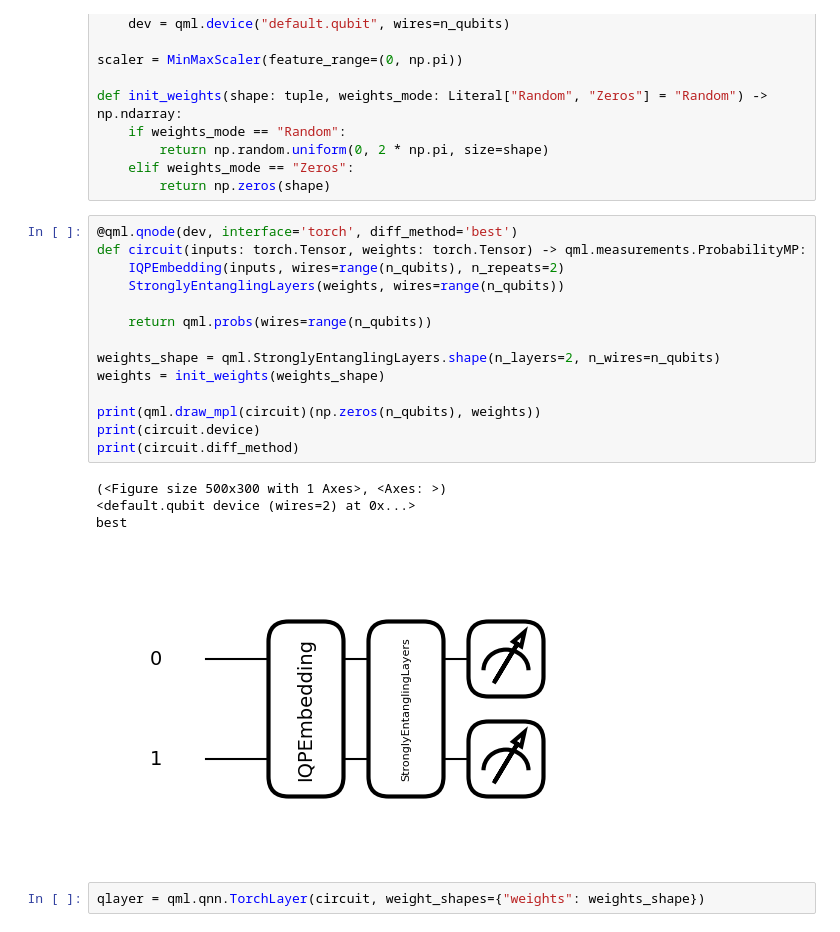
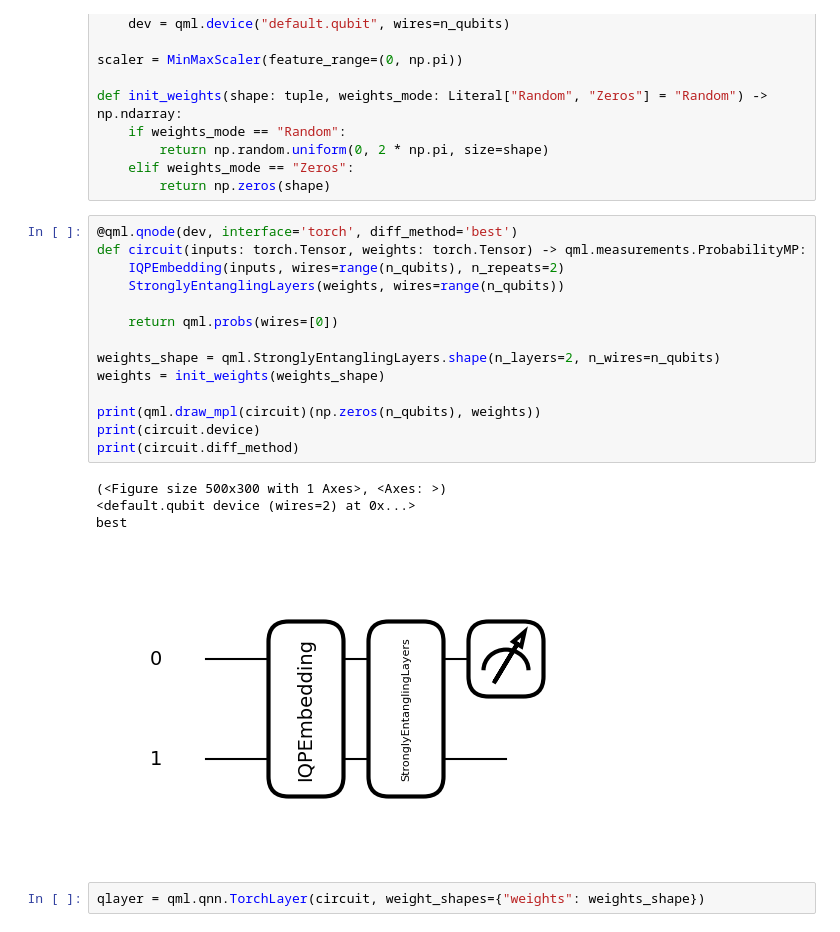
Before and after one commit to EdwardM222/QML-RP, a Jupyter notebook: thesis.ipynb, the cells around one changed output. Drawn from its saved outputs; the diff is of its cells as text.

```diff
--- a/thesis.ipynb
+++ b/thesis.ipynb
@@ -254,22 +254,22 @@ def init_weights(shape: tuple, weights_mode: Literal["Random", "Zeros"] = "Rando
 # %%
 @qml.qnode(dev, interface='torch', diff_method='best')
 def circuit(inputs: torch.Tensor, weights: torch.Tensor) -> qml.measurements.ProbabilityMP:
     IQPEmbedding(inputs, wires=range(n_qubits), n_repeats=2)
     StronglyEntanglingLayers(weights, wires=range(n_qubits))
 
-    return qml.probs(wires=range(n_qubits))
+    return qml.probs(wires=[0])
 
 weights_shape = qml.StronglyEntanglingLayers.shape(n_layers=2, n_wires=n_qubits)
 weights = init_weights(weights_shape)
 
 print(qml.draw_mpl(circuit)(np.zeros(n_qubits), weights))
 print(circuit.device)
 print(circuit.diff_method)
 # %% [output]
 (<Figure size 500x300 with 1 Axes>, <Axes: >)
 <default.qubit device (wires=2) at 0x...>
 best
-[figure, old version]
+[figure, new version]
 # %%
 qlayer = qml.qnn.TorchLayer(circuit, weight_shapes={"weights": weights_shape})
 # %%
```
Also changed, not shown: parts of 3 cells of this notebook.
